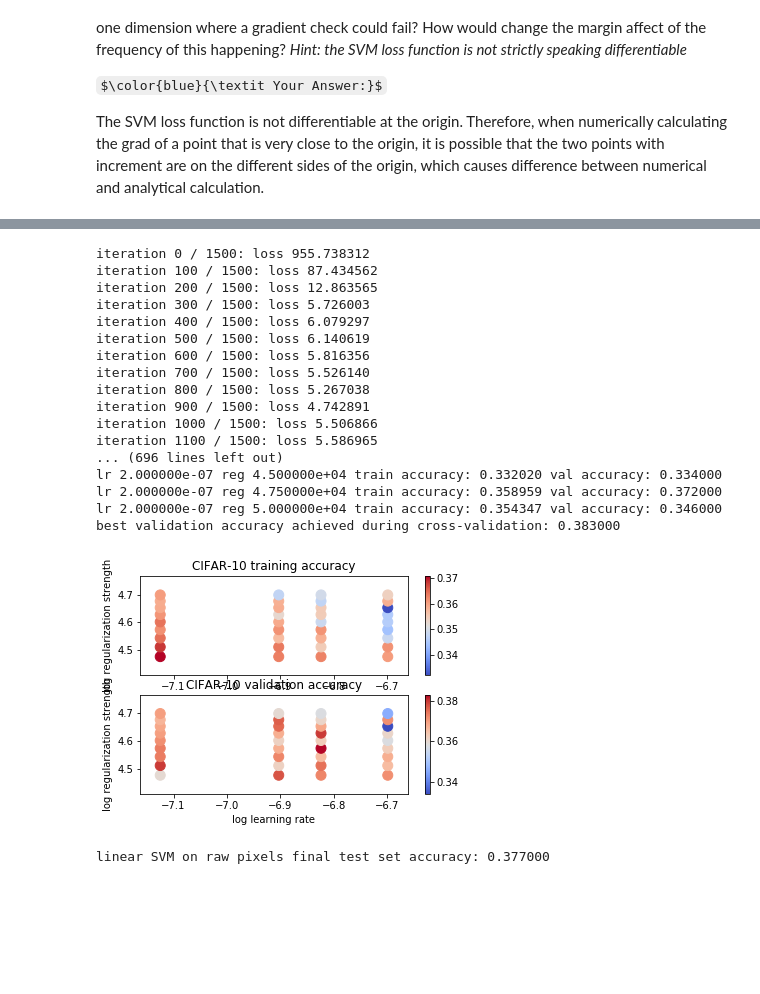
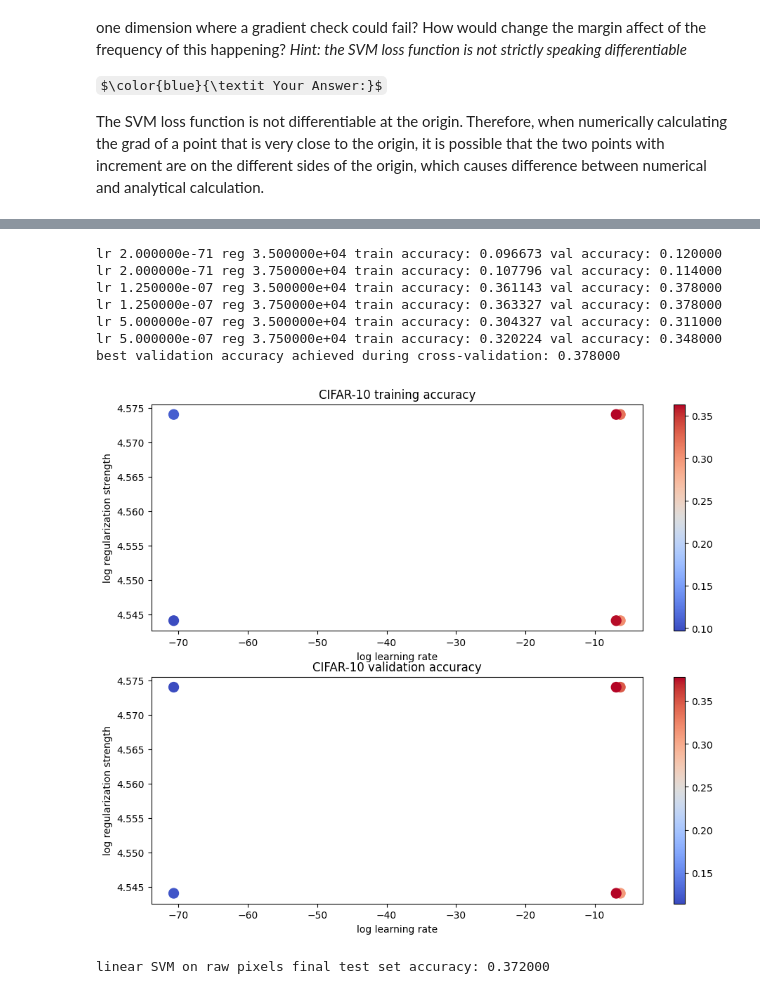
Before and after one commit to Kir1same96204/CS231n, a Jupyter notebook: assignment1/svm.ipynb, the cells around one changed output, grey strips where cells are left out. Saved outputs shown, nothing was run; the diff lists cells and outputs as text; code cells hidden in the pictures; some formulas as TeX source; blank space fills up the shorter version.

```diff
--- a/assignment1/svm.ipynb
+++ b/assignment1/svm.ipynb
@@ -334,13 +355,10 @@ validation accuracy: 0.369000
 # Use the validation set to tune hyperparameters (regularization strength and
 # learning rate). You should experiment with different ranges for the learning
 # rates and regularization strengths; if you are careful you should be able to
-# get a classification accuracy of about 0.39 on the validation set.
+# get a classification accuracy of about 0.39 (> 0.385) on the validation set.
 
-#Note: you may see runtime/overflow warnings during hyper-parameter search.
+# Note: you may see runtime/overflow warnings during hyper-parameter search.
 # This may be caused by extreme values, and is not a bug.
-
-learning_rates = [2e-7, 0.75e-7,1.5e-7, 1.25e-7, 0.75e-7]
-regularization_strengths = [3e4, 3.25e4, 3.5e4, 3.75e4, 4e4,4.25e4, 4.5e4,4.75e4, 5e4]
 
 # results is dictionary mapping tuples of the form
 # (learning_rate, regularization_strength) to tuples of the form
@@ -364,13 +382,18 @@ best_svm = None # The LinearSVM object that achieved the highest validation rate
 # confident that your validation code works, you should rerun the validation   #
 # code with a larger value for num_iters.                                      #
 ################################################################################
+
+# Provided as a reference. You may or may not want to change these hyperparameters
+learning_rates = [2e-71,5e-7, 1.25e-7]
+regularization_strengths = [3.5e4, 3.75e4]
+
 # *****START OF YOUR CODE (DO NOT DELETE/MODIFY THIS LINE)*****
 
 for lr in learning_rates:
     for regularization_strength in regularization_strengths:
         svm = LinearSVM()
         svm.train(X_train, y_train, learning_rate=lr, reg=regularization_strength,
-                      num_iters=1500, verbose=True)
+                      num_iters=1500, verbose=False)
 
         y_train_pred = svm.predict(X_train)
         train_accuracy = np.mean(y_train == y_train_pred)
@@ -393,57 +416,52 @@ for lr, reg in sorted(results):
 
 print('best validation accuracy achieved during cross-validation: %f' % best_val)
 # %% [output]
-iteration 0 / 1500: loss 955.738312
-iteration 100 / 1500: loss 87.434562
-iteration 200 / 1500: loss 12.863565
-iteration 300 / 1500: loss 5.726003
-iteration 400 / 1500: loss 6.079297
-iteration 500 / 1500: loss 6.140619
-iteration 600 / 1500: loss 5.816356
-iteration 700 / 1500: loss 5.526140
-iteration 800 / 1500: loss 5.267038
-iteration 900 / 1500: loss 4.742891
-iteration 1000 / 1500: loss 5.506866
-iteration 1100 / 1500: loss 5.586965
-... (696 lines left out)
-lr 2.000000e-07 reg 4.500000e+04 train accuracy: 0.332020 val accuracy: 0.334000
-lr 2.000000e-07 reg 4.750000e+04 train accuracy: 0.358959 val accuracy: 0.372000
-lr 2.000000e-07 reg 5.000000e+04 train accuracy: 0.354347 val accuracy: 0.346000
-best validation accuracy achieved during cross-validation: 0.383000
+lr 2.000000e-71 reg 3.500000e+04 train accuracy: 0.096673 val accuracy: 0.120000
+lr 2.000000e-71 reg 3.750000e+04 train accuracy: 0.107796 val accuracy: 0.114000
+lr 1.250000e-07 reg 3.500000e+04 train accuracy: 0.361143 val accuracy: 0.378000
+lr 1.250000e-07 reg 3.750000e+04 train accuracy: 0.363327 val accuracy: 0.378000
+lr 5.000000e-07 reg 3.500000e+04 train accuracy: 0.304327 val accuracy: 0.311000
+lr 5.000000e-07 reg 3.750000e+04 train accuracy: 0.320224 val accuracy: 0.348000
+best validation accuracy achieved during cross-validation: 0.378000
 # %%
 # Visualize the cross-validation results
 import math
+import pdb
+
+# pdb.set_trace()
+
 x_scatter = [math.log10(x[0]) for x in results]
 y_scatter = [math.log10(x[1]) for x in results]
 
 # plot training accuracy
 marker_size = 100
 colors = [results[x][0] for x in results]
 plt.subplot(2, 1, 1)
+plt.tight_layout(pad=3)
 plt.scatter(x_scatter, y_scatter, marker_size, c=colors, cmap=plt.cm.coolwarm)
 plt.colorbar()
 plt.xlabel('log learning rate')
 plt.ylabel('log regularization strength')
 plt.title('CIFAR-10 training accuracy')
 
 # plot validation accuracy
 colors = [results[x][1] for x in results] # default size of markers is 20
 plt.subplot(2, 1, 2)
 plt.scatter(x_scatter, y_scatter, marker_size, c=colors, cmap=plt.cm.coolwarm)
 plt.colorbar()
 plt.xlabel('log learning rate')
 plt.ylabel('log regularization strength')
 plt.title('CIFAR-10 validation accuracy')
 plt.show()
 # %% [output]
-[figure, old version]
+[figure, new version]
 # %%
 # Evaluate the best svm on test set
 y_test_pred = best_svm.predict(X_test)
 test_accuracy = np.mean(y_test == y_test_pred)
 print('linear SVM on raw pixels final test set accuracy: %f' % test_accuracy)
 # %% [output]
-linear SVM on raw pixels final test set accuracy: 0.377000
+linear SVM on raw pixels final test set accuracy: 0.372000
 # %%
 # Visualize the learned weights for each class.
 # Depending on your choice of learning rate and regularization strength, these may
```
Also changed, not shown: parts of 15 cells of this notebook, 31 other files.
